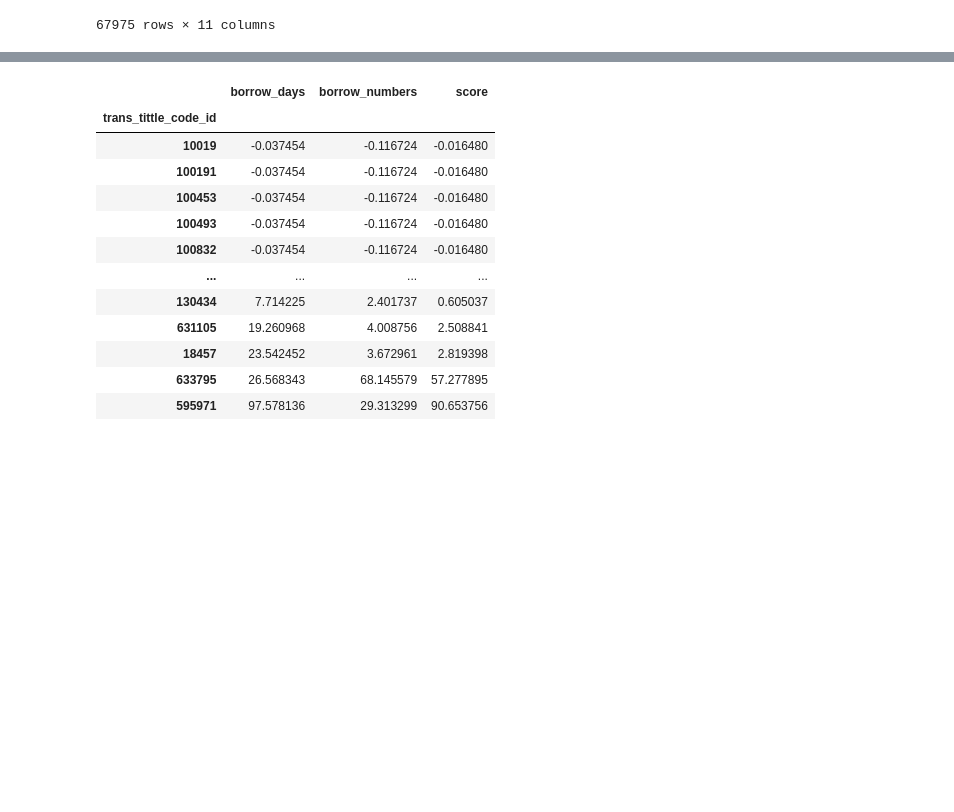
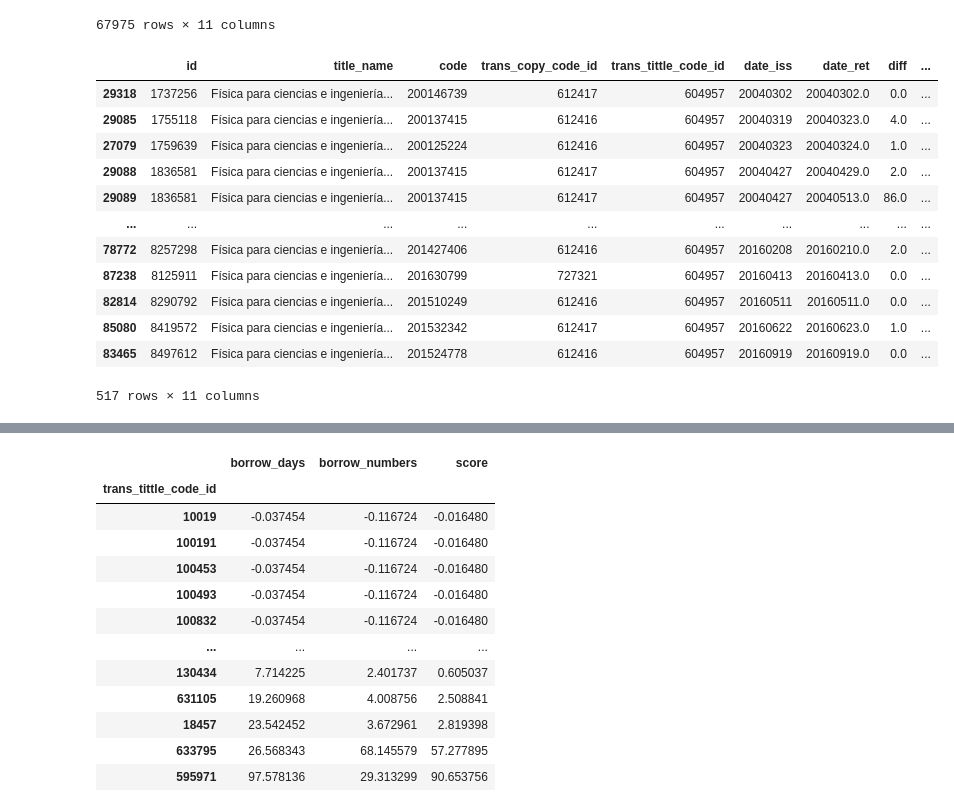
Before and after one commit to jhonsfran1165/recommender-system, a Jupyter notebook: etl/K-mean copies mas usadas - latest.ipynb, the cells around one changed output, grey strips where cells are left out. Drawn from its saved outputs; the diff is of its cells as text; code cells hidden in the pictures; blank space fills up the shorter version.

```diff
--- a/etl/K-mean copies mas usadas - latest.ipynb
+++ b/etl/K-mean copies mas usadas - latest.ipynb
@@ -205,6 +205,22 @@ df
 | 83267 | 8895215 | Satanás | 201523548 | 912916 | 928592 | 20180126 | 20180219.0 | 93.0 | ... |
 | 60531 | 8904346 | Python 3 | 201110348 | 913835 | 930252 | 20171219 | 20180212.0 | 8993.0 | ... |
 67975 rows × 11 columns
+# %%
+df[df['trans_tittle_code_id'] == '604957'].sort_values('date_iss')
+# %% [output]
+|  | id | title_name | code | trans_copy_code_id | trans_tittle_code_id | date_iss | date_ret | diff | ... |
+| 29318 | 1737256 | Física para ciencias e ingeniería... | 200146739 | 612417 | 604957 | 20040302 | 20040302.0 | 0.0 | ... |
+| 29085 | 1755118 | Física para ciencias e ingeniería... | 200137415 | 612416 | 604957 | 20040319 | 20040323.0 | 4.0 | ... |
+| 27079 | 1759639 | Física para ciencias e ingeniería... | 200125224 | 612416 | 604957 | 20040323 | 20040324.0 | 1.0 | ... |
+| 29088 | 1836581 | Física para ciencias e ingeniería... | 200137415 | 612417 | 604957 | 20040427 | 20040429.0 | 2.0 | ... |
+| 29089 | 1836581 | Física para ciencias e ingeniería... | 200137415 | 612417 | 604957 | 20040427 | 20040513.0 | 86.0 | ... |
+| ... | ... | ... | ... | ... | ... | ... | ... | ... | ... |
+| 78772 | 8257298 | Física para ciencias e ingeniería... | 201427406 | 612416 | 604957 | 20160208 | 20160210.0 | 2.0 | ... |
+| 87238 | 8125911 | Física para ciencias e ingeniería... | 201630799 | 727321 | 604957 | 20160413 | 20160413.0 | 0.0 | ... |
+| 82814 | 8290792 | Física para ciencias e ingeniería... | 201510249 | 612416 | 604957 | 20160511 | 20160511.0 | 0.0 | ... |
+| 85080 | 8419572 | Física para ciencias e ingeniería... | 201532342 | 612417 | 604957 | 20160622 | 20160623.0 | 1.0 | ... |
+| 83465 | 8497612 | Física para ciencias e ingeniería... | 201524778 | 612416 | 604957 | 20160919 | 20160919.0 | 0.0 | ... |
+517 rows × 11 columns
 # %%
 df_titles = df[['trans_tittle_code_id', 'title_name']]
 df_titles = df_titles.set_index('trans_tittle_code_id')
```
Also changed, not shown: parts of 4 cells of this notebook, 3 other files.
